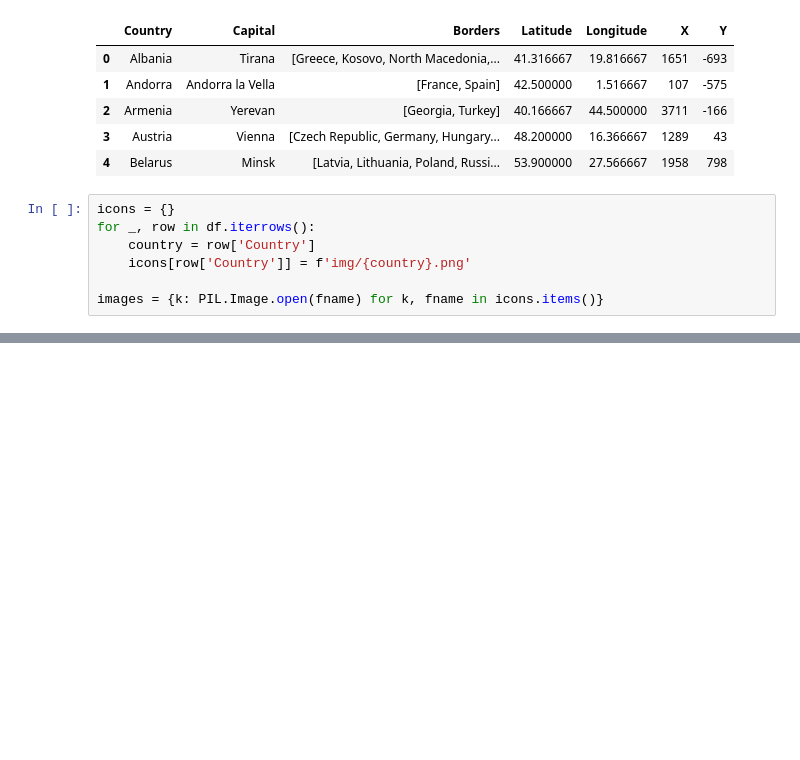
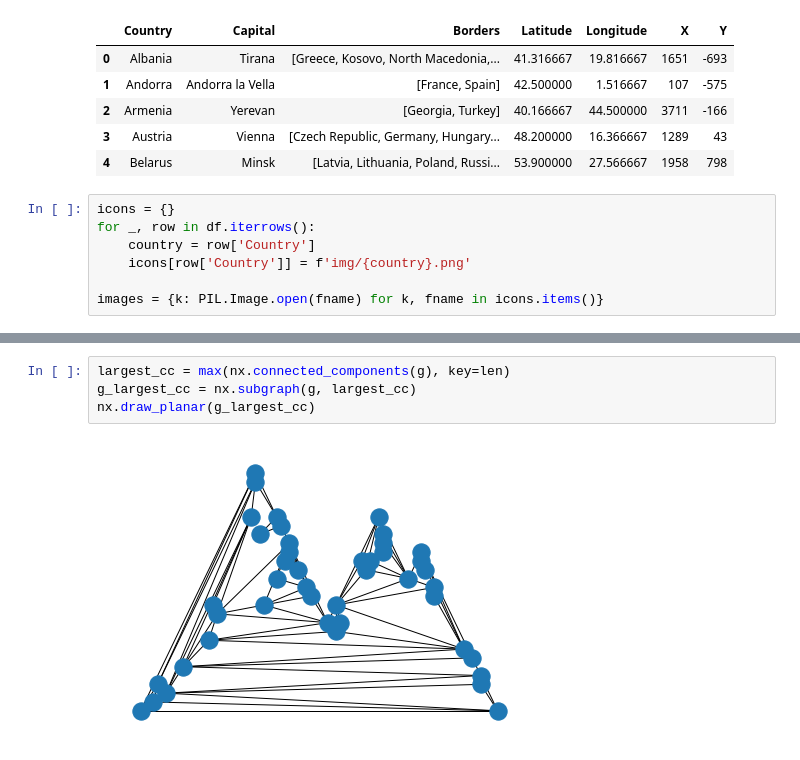
Before and after one commit to sltKaguya/itmo, a Jupyter notebook: discr_math/05_graph_theory/05_homework.ipynb, the cells around one changed output, grey strips where cells are left out. Saved outputs shown, nothing was run; the diff lists cells and outputs as text; blank space fills up the shorter version.

```diff
--- a/discr_math/05_graph_theory/05_homework.ipynb
+++ b/discr_math/05_graph_theory/05_homework.ipynb
@@ -238,0 +270,6 @@ nx.draw_planar(g, with_labels=True, node_size=100, font_size=10)
+# %%
+largest_cc = max(nx.connected_components(g), key=len)
+g_largest_cc = nx.subgraph(g, largest_cc)
+nx.draw_planar(g_largest_cc)
+# %% [output]
+[figure, added]
```
Also changed, not shown: parts of 8 cells of this notebook.
